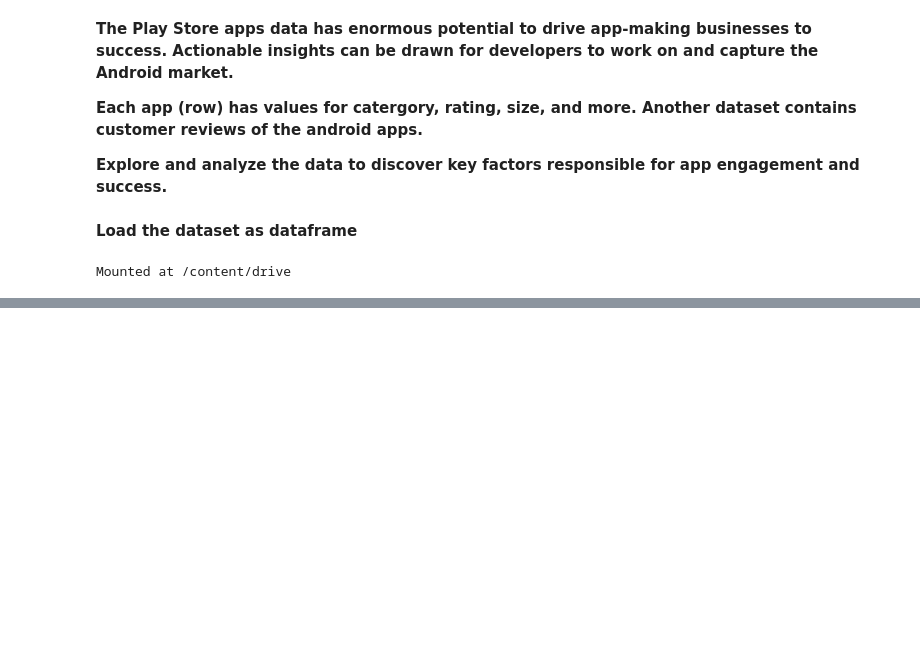
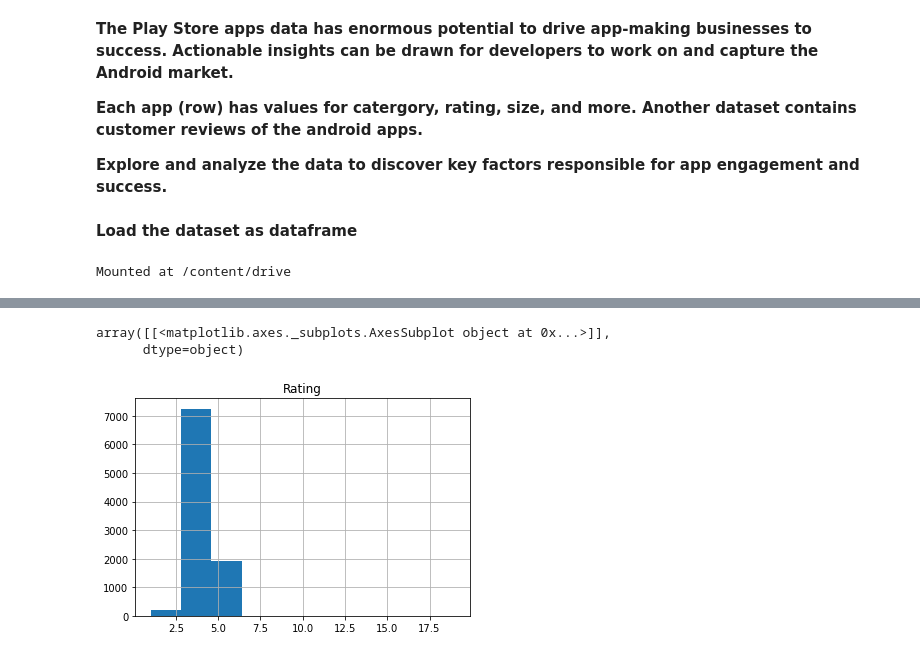
Before and after one commit to sanjaymkr/Google_Play_Store_Data_Analysis, a Jupyter notebook: Sanjay_Kumar_Google_Play_Store_Review.ipynb, the cells around one changed output, grey strips where cells are left out. Drawn from its saved outputs; the diff is of its cells as text; code cells hidden in the pictures; blank space fills up the shorter version.

```diff
--- a/Sanjay_Kumar_Google_Play_Store_Review.ipynb
+++ b/Sanjay_Kumar_Google_Play_Store_Review.ipynb
@@ -24,0 +156,6 @@ user_reviews = pd.read_csv('/content/drive/MyDrive/AlmaBetter/Kaimur/Module_1/Ca
+# %%
+play_store.hist()
+# %% [output]
+array([[<matplotlib.axes._subplots.AxesSubplot object at 0x...>]],
+      dtype=object)
+[figure, added]
```
Also changed, not shown: parts of 20 cells of this notebook.
